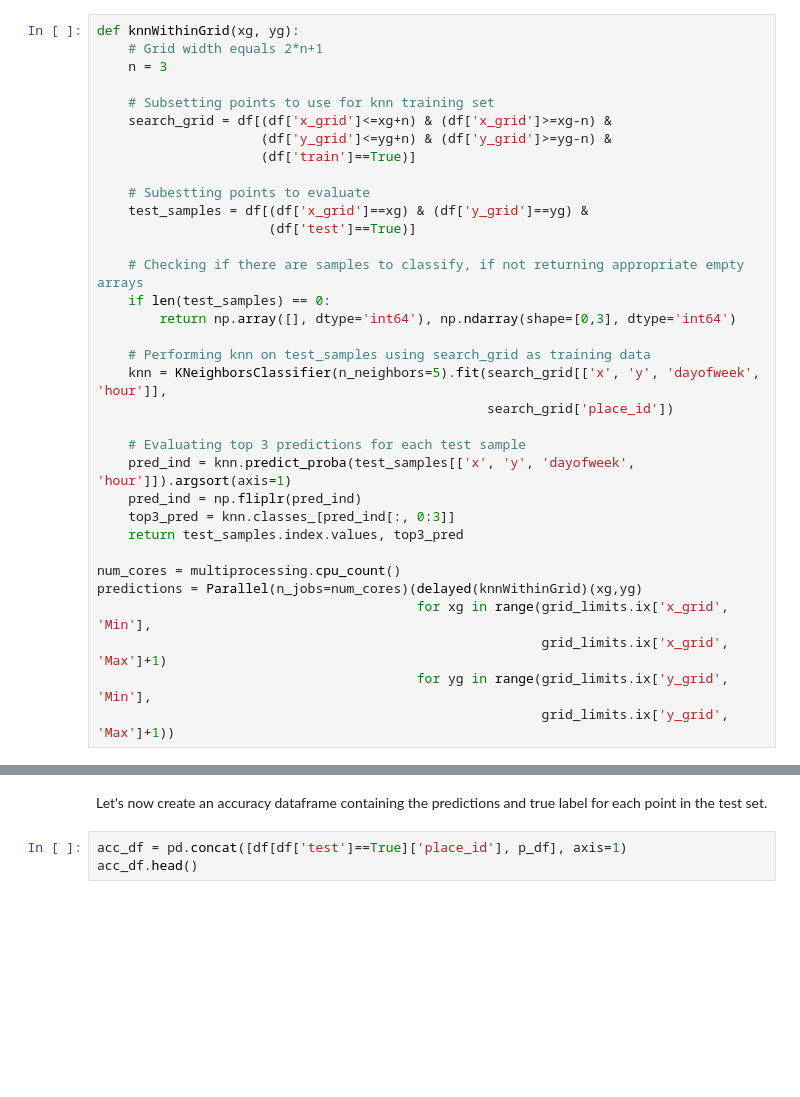
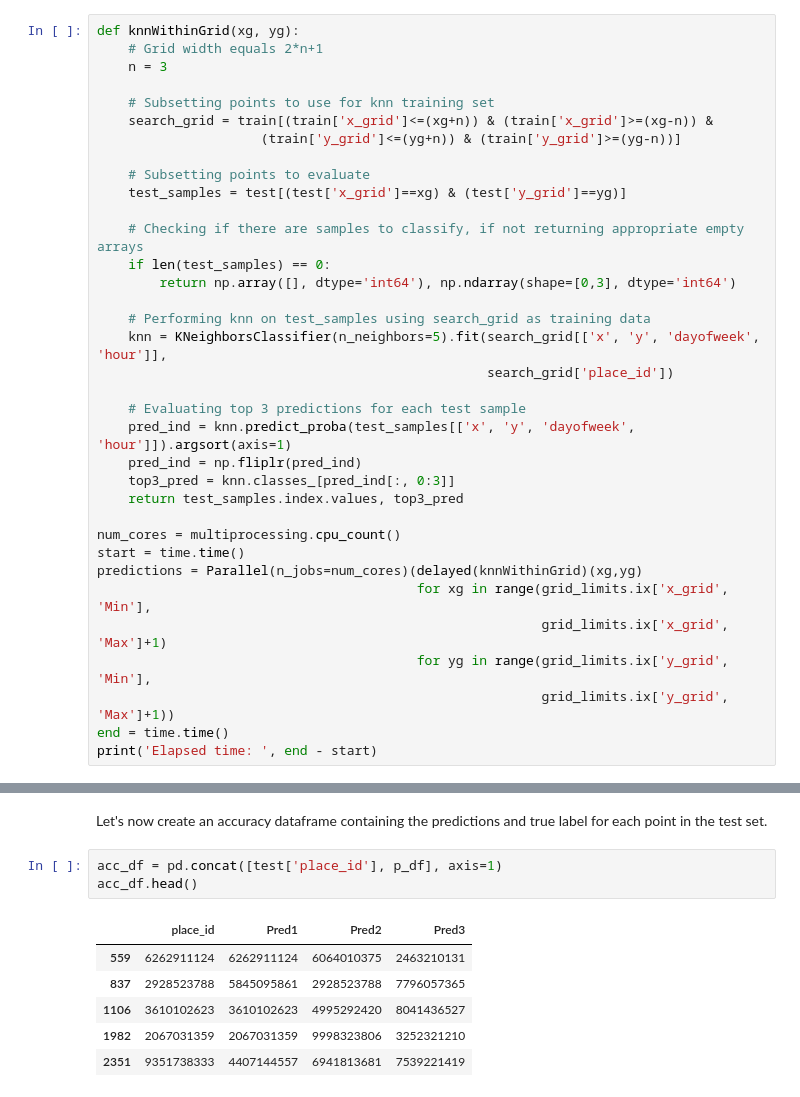
Before and after one commit to derek-pyne/ml_playground, a Jupyter notebook: Facebook Check Ins/FacebookCheckIns.ipynb, the cells around one changed output, grey strips where cells are left out. Drawn from its saved outputs; the diff is of its cells as text; blank space fills up the shorter version.

```diff
--- a/Facebook Check Ins/FacebookCheckIns.ipynb
+++ b/Facebook Check Ins/FacebookCheckIns.ipynb
@@ -212,13 +305,11 @@ def knnWithinGrid(xg, yg):
     n = 3
 
     # Subsetting points to use for knn training set
-    search_grid = df[(df['x_grid']<=xg+n) & (df['x_grid']>=xg-n) &
-                     (df['y_grid']<=yg+n) & (df['y_grid']>=yg-n) &
-                     (df['train']==True)]
+    search_grid = train[(train['x_grid']<=(xg+n)) & (train['x_grid']>=(xg-n)) &
+                     (train['y_grid']<=(yg+n)) & (train['y_grid']>=(yg-n))]
 
-    # Subestting points to evaluate
-    test_samples = df[(df['x_grid']==xg) & (df['y_grid']==yg) &
-                      (df['test']==True)]
+    # Subsetting points to evaluate
+    test_samples = test[(test['x_grid']==xg) & (test['y_grid']==yg)]
 
     # Checking if there are samples to classify, if not returning appropriate empty arrays
     if len(test_samples) == 0:
@@ -235,8 +326,11 @@ def knnWithinGrid(xg, yg):
     return test_samples.index.values, top3_pred
 
 num_cores = multiprocessing.cpu_count()
+start = time.time()
 predictions = Parallel(n_jobs=num_cores)(delayed(knnWithinGrid)(xg,yg)
                                          for xg in range(grid_limits.ix['x_grid', 'Min'],
                                                          grid_limits.ix['x_grid', 'Max']+1)
                                          for yg in range(grid_limits.ix['y_grid', 'Min'],
                                                          grid_limits.ix['y_grid', 'Max']+1))
+end = time.time()
+print('Elapsed time: ', end - start)
@@ -251,8 +354,15 @@ p_df.head()
 # %% [markdown]
 Let's now create an accuracy dataframe containing the predictions and true label for each point in the test set.
 # %%
-acc_df = pd.concat([df[df['test']==True]['place_id'], p_df], axis=1)
+acc_df = pd.concat([test['place_id'], p_df], axis=1)
 acc_df.head()
+# %% [output]
+|  | place_id | Pred1 | Pred2 | Pred3 |
+| 559 | 6262911124 | 6262911124 | 6064010375 | 2463210131 |
+| 837 | 2928523788 | 5845095861 | 2928523788 | 7796057365 |
+| 1106 | 3610102623 | 3610102623 | 4995292420 | 8041436527 |
+| 1982 | 2067031359 | 2067031359 | 9998323806 | 3252321210 |
+| 2351 | 9351738333 | 4407144557 | 6941813681 | 7539221419 |
 # %%
 top3_acc = (sum(acc_df['place_id'] == acc_df['Pred1']) +
             sum(acc_df['place_id'] == acc_df['Pred2']) +
```
Also changed, not shown: parts of 29 cells of this notebook.
